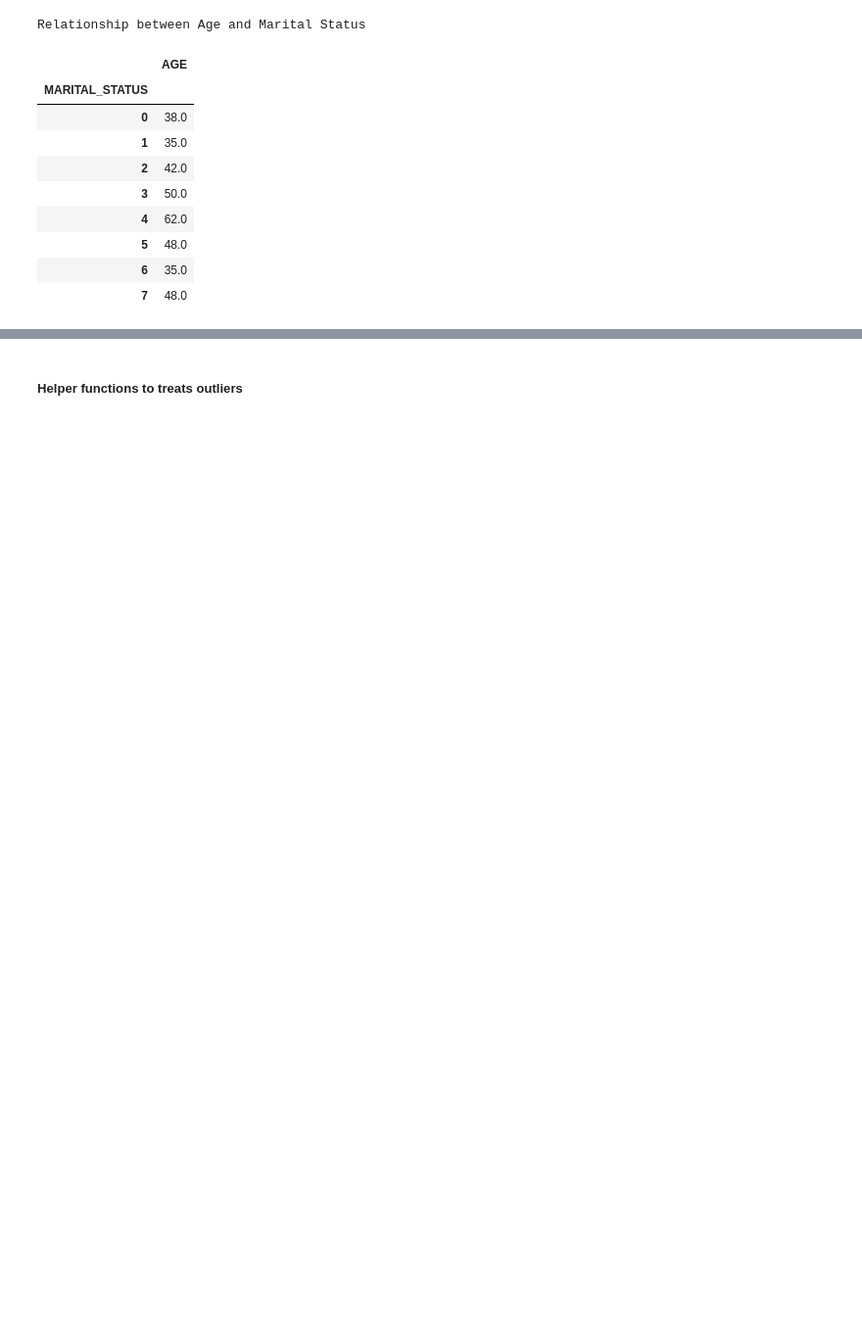
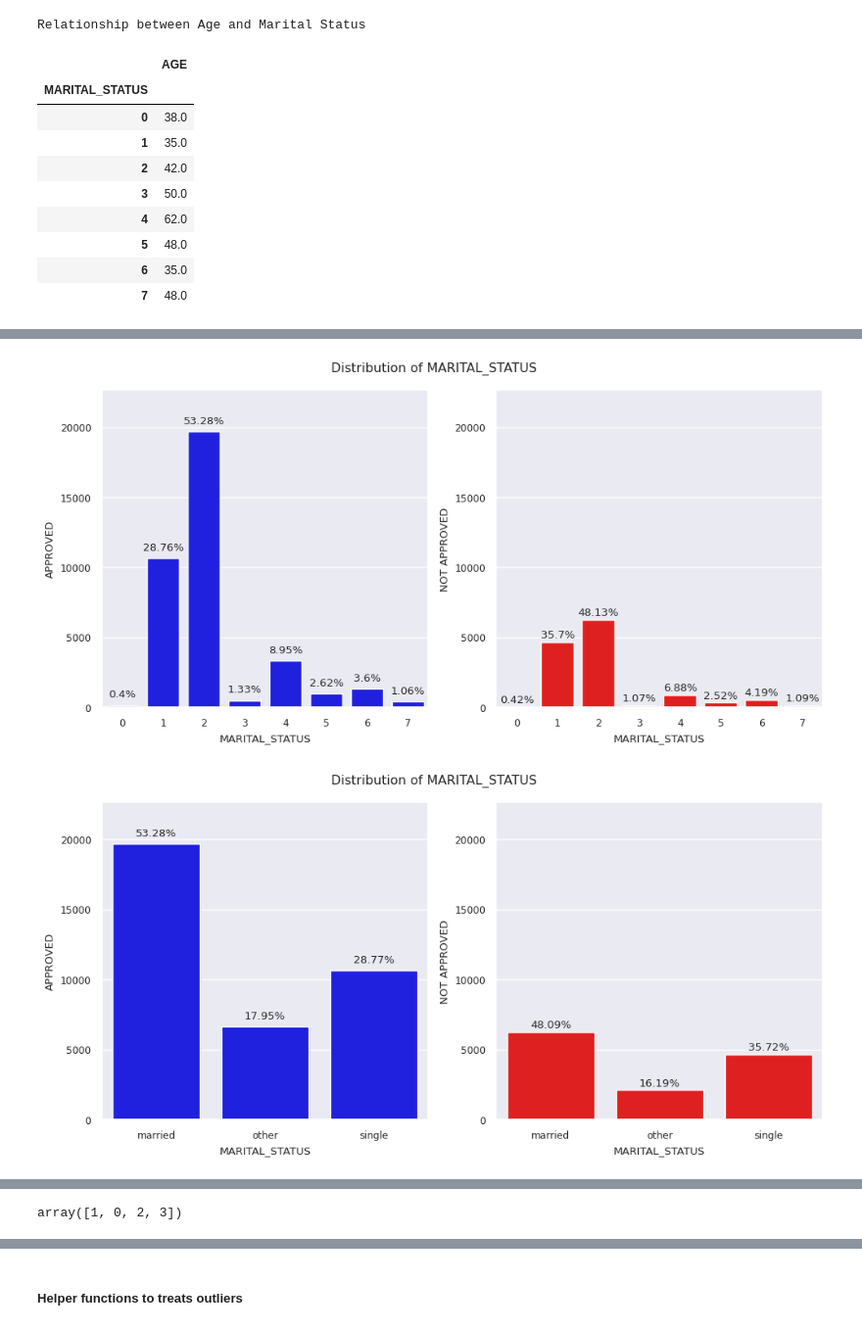
Before and after one commit to tutecode/credit-risk-analysis, a Jupyter notebook: src/notebooks/eda_ml_model_dev_v0.ipynb, the cells around one changed output, grey strips where cells are left out. Shown at 98% size. Cells and saved outputs as stored; diff of their text form; code cells hidden in the pictures; blank space fills up the shorter version.

```diff
--- a/src/notebooks/eda_ml_model_dev_v0.ipynb
+++ b/src/notebooks/eda_ml_model_dev_v0.ipynb
@@ -654,7 +316,2 @@ def get_percents_by_target(col_name, train, target_col):
-# %%
-# cloning app_train
-target_col = "TARGET_LABEL_BAD=1"
-app_train_cop = app_train.copy()
-app_test_cop = app_test.copy()
 # %% [markdown]
 #### Working on Numerical Data
@@ -807,14 +356,0 @@ app_test_cop[tmp_col] = np.where(
-# %%
-# 'QUANT_DEPENDANTS' tiene números de 0 hasta el 13 y el 53,
-# podemos clasificar con si y no, o en 0, 1, 2, 3 y 4+.
-# summarizing, in range[0,1,2,3,4+]
-# there exist a scale dependence between every numeric value
-# so it keeps as a numerical value
-curr_col_name = "QUANT_DEPENDANTS"
-# before of cleaning
-plotting_histogram_target_one(curr_col_name, app_train_cop, target_col)
-# numerrical changes
-tmp_col = create_tmp_column(curr_col_name, app_train_cop, app_test_cop)
-app_train_cop.loc[app_train_cop[curr_col_name] > 4, tmp_col] = 4
-app_test_cop.loc[app_test_cop[curr_col_name] > 4, tmp_col] = 4
-plotting_histogram_target_one(tmp_col, app_train_cop, target_col)
@@ -857,18 +356,0 @@ plotting_general_histogram(curr_col_name, app_test_cop,type="Test")
-# %%
-# 'NATIONALITY' los valores que tiene son (2=98, 0=2018, 1=47884) (REMOVED)
-# se puede eliminar por la disparidad de valores.
-# debe ser categorico y sera brazil:1 otros:2
-
-curr_col_name = "NACIONALITY"  # correct translation -> NATIONALITY
-tmp_col = curr_col_name + "tmp"
-# before of cleaning
-plotting_histogram_target_one(curr_col_name, app_train_cop, target_col)
-
-# categorical changes
-app_train_cop[tmp_col] = np.where(app_train_cop[curr_col_name] == 1, "Brazil", "Other")
-app_test_cop[tmp_col] = np.where(app_test_cop[curr_col_name] == 1, "Brazil", "Other")
-percents_by_target = get_percents_by_target(tmp_col, app_train_cop, target_col)
-fig, axes = plt.subplots(1, 2, figsize=(8, 2))
-plot_value_counts(
-    fig, axes, tmp_col, app_train_cop, app_test_cop, percents_by_target, target_col
-)
@@ -952,0 +357,9 @@ plot_value_counts(
+# %%
+# 'MARITAL_STATUS'
+reload(plot)
+plot.plotting_distribution_bar(app_train, 'MARITAL_STATUS', 'horizontal') # before changes
+plot.plotting_distribution_bar(app_train_cop, 'MARITAL_STATUS', 'horizontal') # before changes
+plot.plot_value_counts(app_train_cop, 'MARITAL_STATUS') # after changes
+# %% [output]
+[figure, added]
+[figure, added]
@@ -952,0 +367,4 @@ plot_value_counts(
+# %%
+app_train_cop['QUANT_DEPENDANTS'].unique()
+# %% [output]
+array([1, 0, 2, 3])
```
Also changed, not shown: parts of 233 cells of this notebook, 15 other files.
